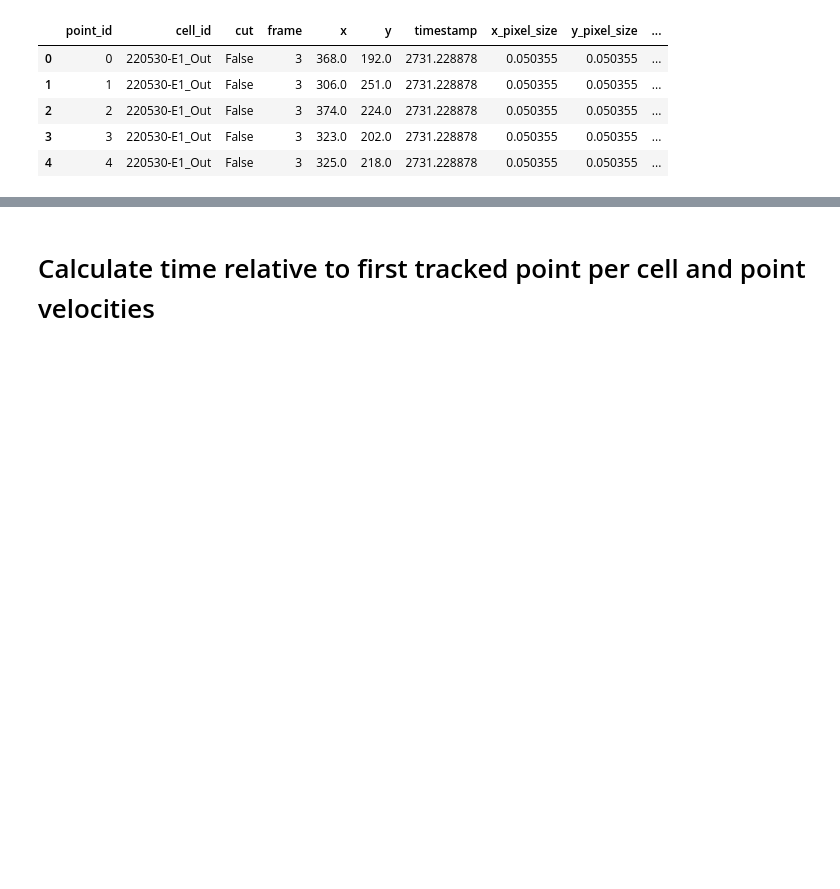
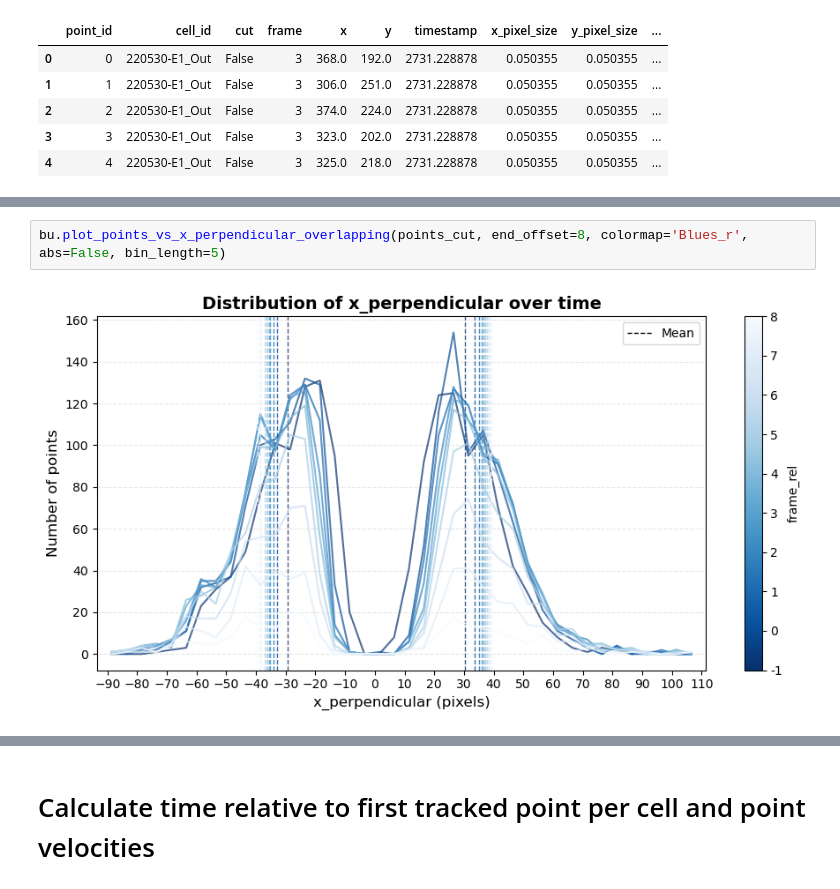
Before and after one commit to signynas/diet4CoLA, a Jupyter notebook: annotated_data.ipynb, the cells around one changed output, grey strips where cells are left out. Drawn from its saved outputs; the diff is of its cells as text; blank space fills up the shorter version.

```diff
--- a/annotated_data.ipynb
+++ b/annotated_data.ipynb
@@ -242,3 +242,7 @@ bu.animate_points_by_x_perpendicular(points_cut, False)
 # %% [output]
 [interactive output not drawn]
+# %%
+bu.plot_points_vs_x_perpendicular_overlapping(points_cut, end_offset=8, colormap='Blues_r', abs=False, bin_length=5)
+# %% [output]
+[figure, added]
 # %%
```
Also changed, not shown: parts of 14 cells of this notebook.
